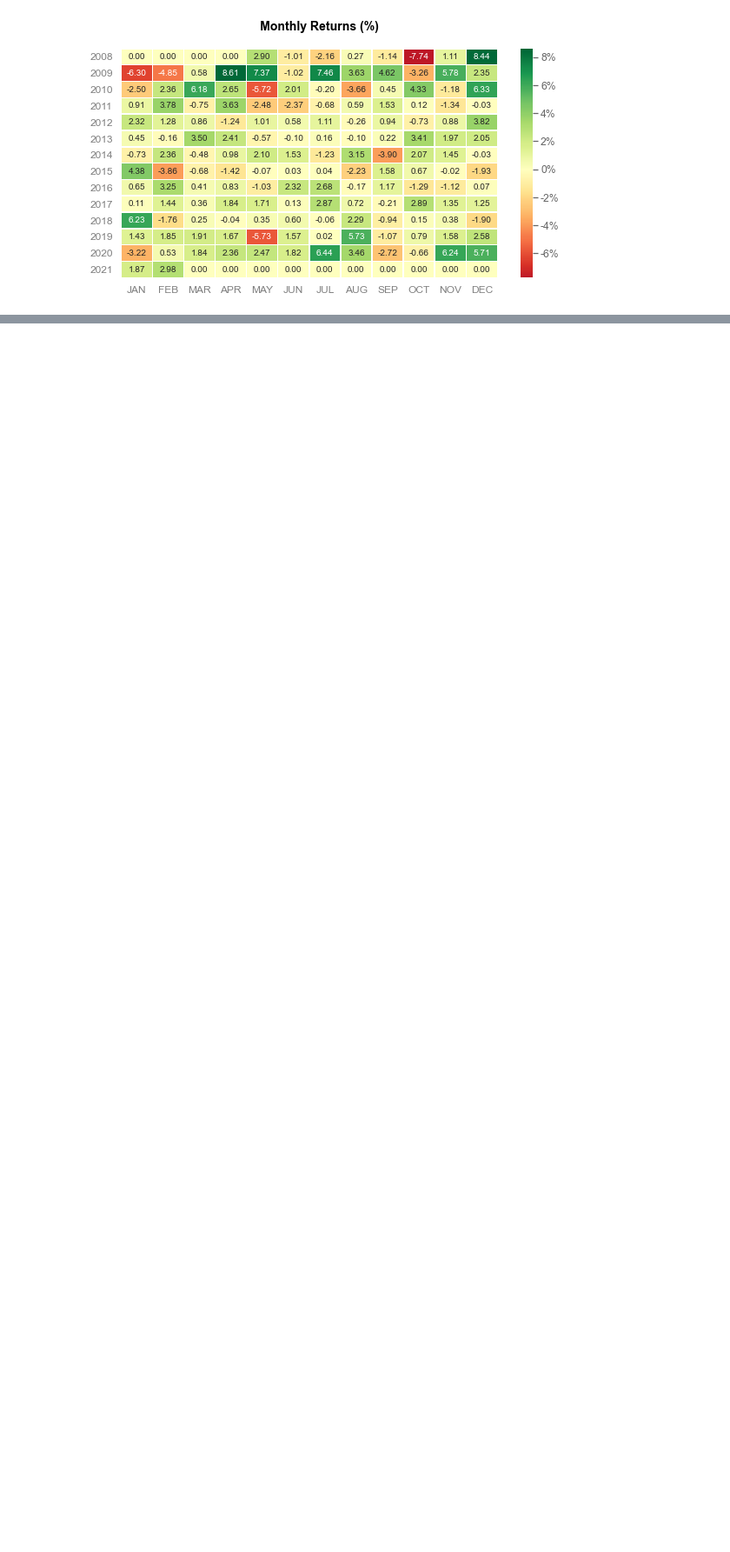
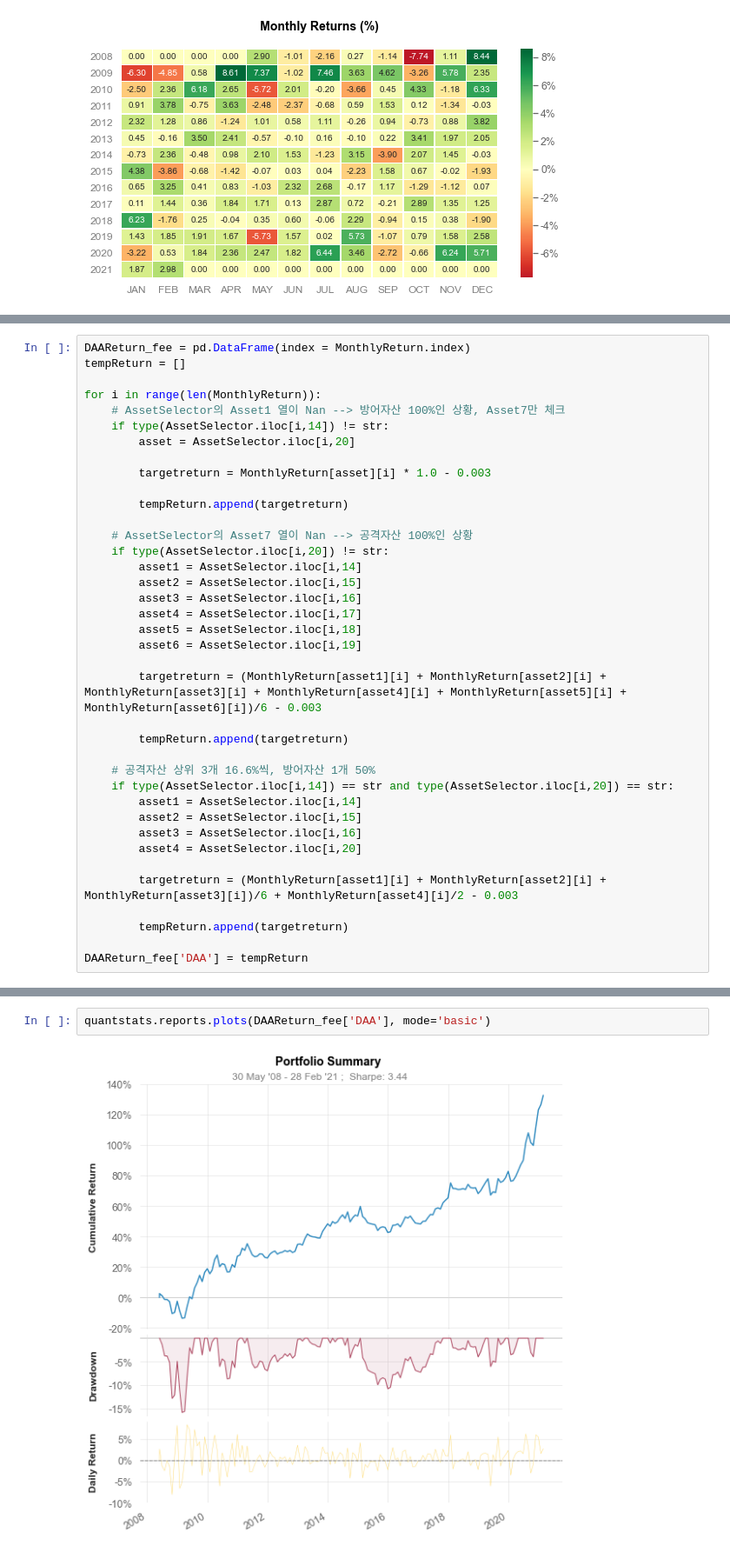
Before and after one commit to JacobJinwonLee/SampleAssetAllocation, a Jupyter notebook: DAA/DAA.ipynb, the cells around one changed output, grey strips where cells are left out. Shown at 87% size. Cells and saved outputs as stored; diff of their text form; blank space fills up the shorter version.

```diff
--- a/DAA/DAA.ipynb
+++ b/DAA/DAA.ipynb
@@ -270,0 +273,38 @@ quantstats.reports.plots(DAAReturn['DAA'], mode='basic')
+# %%
+DAAReturn_fee = pd.DataFrame(index = MonthlyReturn.index)
+tempReturn = []
+
+for i in range(len(MonthlyReturn)):
+    # AssetSelector의 Asset1 열이 Nan --> 방어자산 100%인 상황, Asset7만 체크
+    if type(AssetSelector.iloc[i,14]) != str:
+        asset = AssetSelector.iloc[i,20]
+
+        targetreturn = MonthlyReturn[asset][i] * 1.0 - 0.003
+
+        tempReturn.append(targetreturn)
+
+    # AssetSelector의 Asset7 열이 Nan --> 공격자산 100%인 상황
+    if type(AssetSelector.iloc[i,20]) != str:
+        asset1 = AssetSelector.iloc[i,14]
+        asset2 = AssetSelector.iloc[i,15]
+        asset3 = AssetSelector.iloc[i,16]
+        asset4 = AssetSelector.iloc[i,17]
+        asset5 = AssetSelector.iloc[i,18]
+        asset6 = AssetSelector.iloc[i,19]
+
+        targetreturn = (MonthlyReturn[asset1][i] + MonthlyReturn[asset2][i] + MonthlyReturn[asset3][i] + MonthlyReturn[asset4][i] + MonthlyReturn[asset5][i] + MonthlyReturn[asset6][i])/6 - 0.003
+
+        tempReturn.append(targetreturn)
+
+    # 공격자산 상위 3개 16.6%씩, 방어자산 1개 50%
+    if type(AssetSelector.iloc[i,14]) == str and type(AssetSelector.iloc[i,20]) == str:
+        asset1 = AssetSelector.iloc[i,14]
+        asset2 = AssetSelector.iloc[i,15]
+        asset3 = AssetSelector.iloc[i,16]
+        asset4 = AssetSelector.iloc[i,20]
+
+        targetreturn = (MonthlyReturn[asset1][i] + MonthlyReturn[asset2][i] + MonthlyReturn[asset3][i])/6 + MonthlyReturn[asset4][i]/2 - 0.003
+
+        tempReturn.append(targetreturn)
+
+DAAReturn_fee['DAA'] = tempReturn
@@ -270,0 +329,4 @@ quantstats.reports.plots(DAAReturn['DAA'], mode='basic')
+# %%
+quantstats.reports.plots(DAAReturn_fee['DAA'], mode='basic')
+# %% [output]
+[figure, added]
```
Also changed, not shown: parts of 7 cells of this notebook, 1 other file.
